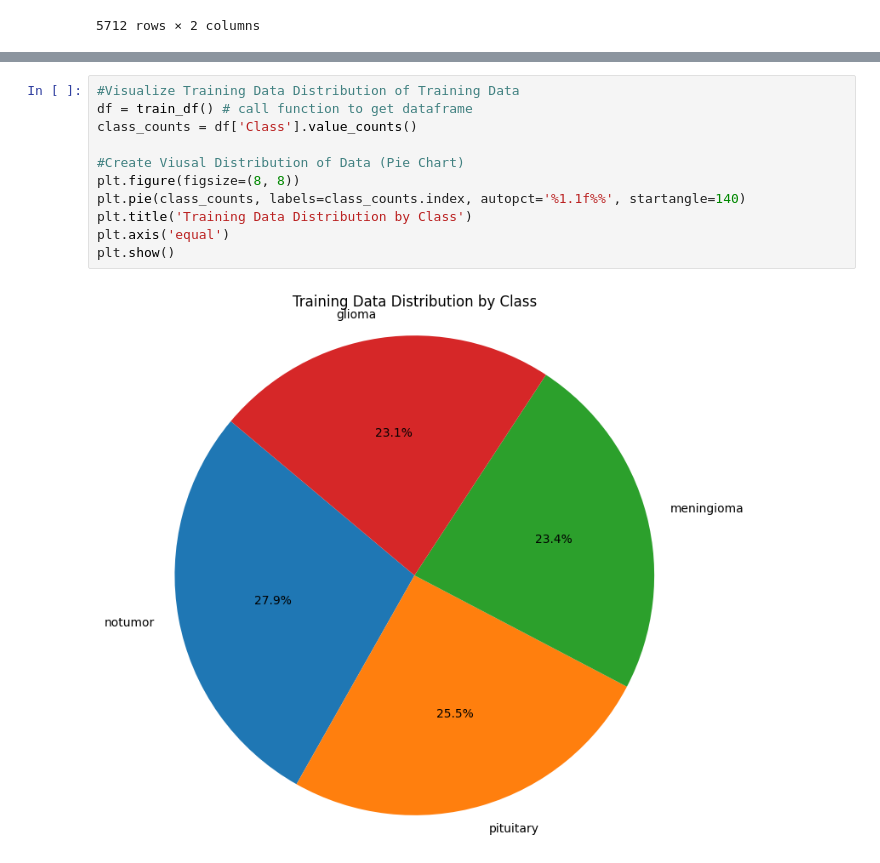
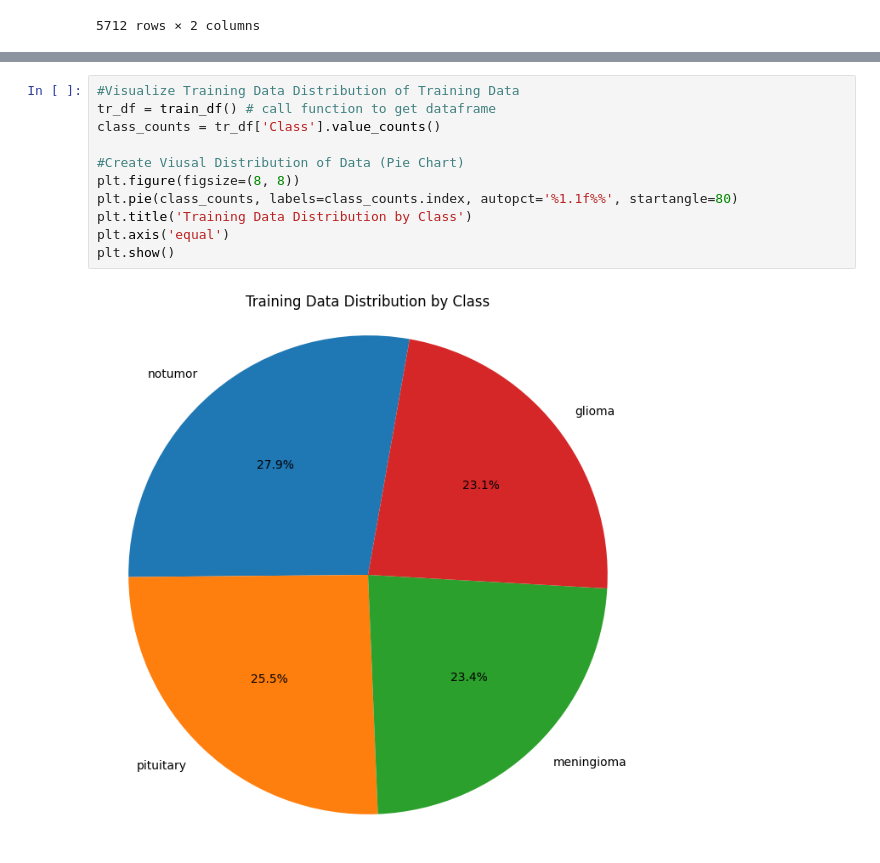
Before and after one commit to Jyang042/AI-Betts-Group-7, a Jupyter notebook: AI-Betts.ipynb, the cells around one changed output, grey strips where cells are left out. Saved outputs shown, nothing was run; the diff lists cells and outputs as text.

```diff
--- a/AI-Betts.ipynb
+++ b/AI-Betts.ipynb
@@ -105,15 +128,15 @@ test_df()
 # %%
 #Visualize Training Data Distribution of Training Data
-df = train_df() # call function to get dataframe
-class_counts = df['Class'].value_counts()
+tr_df = train_df() # call function to get dataframe
+class_counts = tr_df['Class'].value_counts()
 
 #Create Viusal Distribution of Data (Pie Chart)
 plt.figure(figsize=(8, 8))
-plt.pie(class_counts, labels=class_counts.index, autopct='%1.1f%%', startangle=140)
+plt.pie(class_counts, labels=class_counts.index, autopct='%1.1f%%', startangle=80)
 plt.title('Training Data Distribution by Class')
 plt.axis('equal')
 plt.show()
 # %% [output]
-[figure, old version]
+[figure, new version]
 # %%
 #Visualize Training Data Distribution of Testing Data
```
Also changed, not shown: parts of 7 cells of this notebook.
